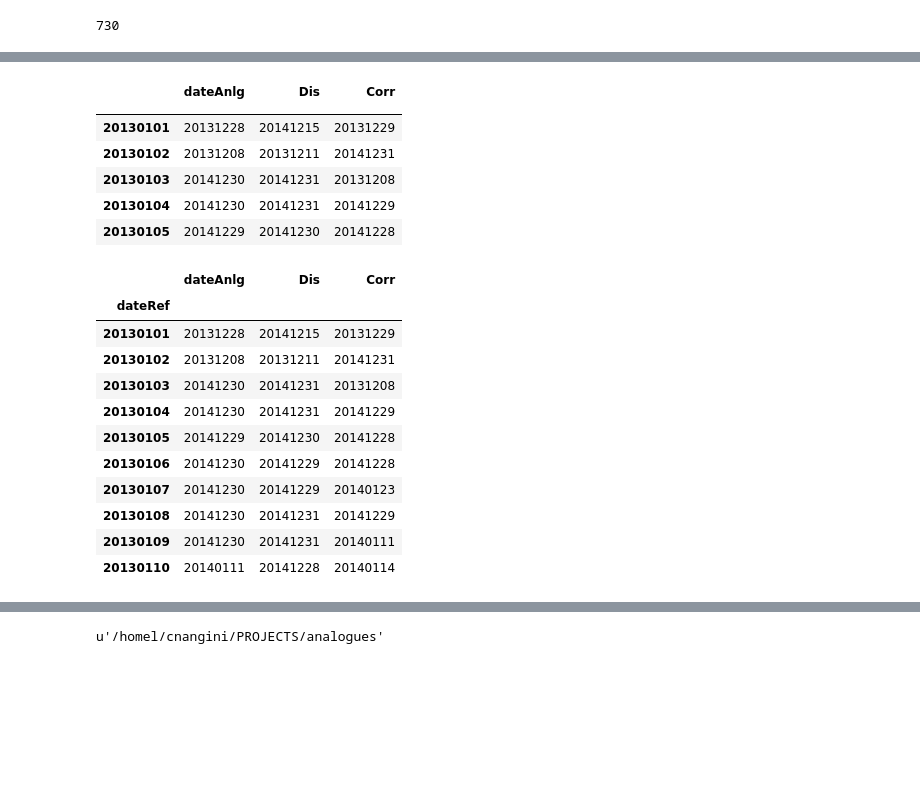
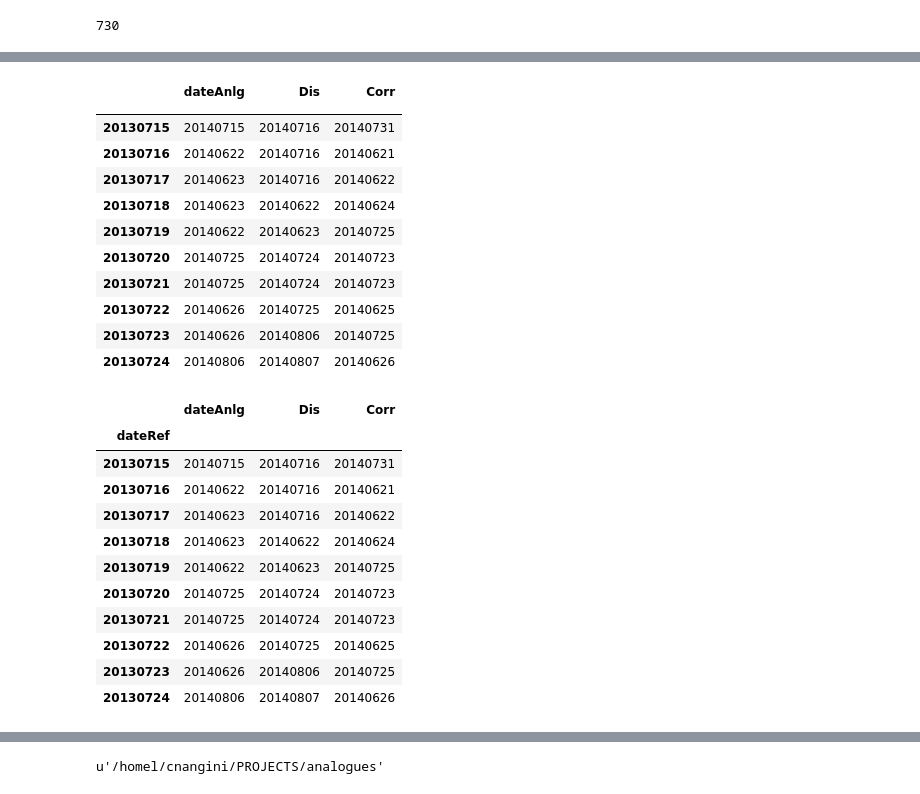
Before and after one commit to KatiRG/analogues, a Jupyter notebook: Build_analogues-all.ipynb, the cells around one changed output, grey strips where cells are left out. Saved outputs shown, nothing was run; the diff lists cells and outputs as text; code cells hidden in the pictures; blank space fills up the shorter version.

```diff
--- a/Build_analogues-all.ipynb
+++ b/Build_analogues-all.ipynb
@@ -23,7 +23,10 @@ dfS = pd.DataFrame()
 
 #Analysis period > 1 year
 #analogs = 'http://birdhouse-lsce.extra.cea.fr:8090/wpsoutputs/flyingpigeon/analogs-5ee81d98-6fc9-11e6-a296-4d3fe2c8a29e.txt'
-analogs = 'http://birdhouse-lsce.extra.cea.fr:8090/wpsoutputs/flyingpigeon/analogs-73cd782c-74f4-11e6-bf5f-f73f2a3d7e35.txt'
+#analogs = 'http://birdhouse-lsce.extra.cea.fr:8090/wpsoutputs/flyingpigeon/analogs-73cd782c-74f4-11e6-bf5f-f73f2a3d7e35.txt'
+
+#bbox x: [-80,50], y: [22.5,70], 11 analogues
+analogs = 'http://localhost:8090/wpsoutputs/flyingpigeon/analogs-12f189be-79a7-11e6-b7f7-e7ff4fd8b248.txt'
 
 #Analysis period spans two months (30.06.2013 to 02.07.2013)
 #analogs = 'http://localhost:8090/wpsoutputs/flyingpigeon/analogs-7aafc4ec-74ea-11e6-b77d-eb5606a7fe9f.txt'
@@ -154,31 +238,36 @@ df_all = dfS.iloc[:, 0:num_cols]
 df_all.columns = ['dateAnlg', 'Dis', 'Corr']
 # %%
 #dfS.index.tolist()
-df_all.head(5)
+df_all.head(10)
 # %% [output]
 |  | dateAnlg | Dis | Corr |
 |  |  |  |  |
-| 20130101 | 20131228 | 20141215 | 20131229 |
-| 20130102 | 20131208 | 20131211 | 20141231 |
-| 20130103 | 20141230 | 20141231 | 20131208 |
-| 20130104 | 20141230 | 20141231 | 20141229 |
-| 20130105 | 20141229 | 20141230 | 20141228 |
+| 20130715 | 20140715 | 20140716 | 20140731 |
+| 20130716 | 20140622 | 20140716 | 20140621 |
+| 20130717 | 20140623 | 20140716 | 20140622 |
+| 20130718 | 20140623 | 20140622 | 20140624 |
+| 20130719 | 20140622 | 20140623 | 20140725 |
+| 20130720 | 20140725 | 20140724 | 20140723 |
+| 20130721 | 20140725 | 20140724 | 20140723 |
+| 20130722 | 20140626 | 20140725 | 20140625 |
+| 20130723 | 20140626 | 20140806 | 20140725 |
+| 20130724 | 20140806 | 20140807 | 20140626 |
 # %%
 df_all = df_all.set_index(dfS['dateRef'] )
 df_all.head(10)
 # %% [output]
 |  | dateAnlg | Dis | Corr |
 | dateRef |  |  |  |
-| 20130101 | 20131228 | 20141215 | 20131229 |
-| 20130102 | 20131208 | 20131211 | 20141231 |
-| 20130103 | 20141230 | 20141231 | 20131208 |
-| 20130104 | 20141230 | 20141231 | 20141229 |
-| 20130105 | 20141229 | 20141230 | 20141228 |
-| 20130106 | 20141230 | 20141229 | 20141228 |
-| 20130107 | 20141230 | 20141229 | 20140123 |
-| 20130108 | 20141230 | 20141231 | 20141229 |
-| 20130109 | 20141230 | 20141231 | 20140111 |
-| 20130110 | 20140111 | 20141228 | 20140114 |
+| 20130715 | 20140715 | 20140716 | 20140731 |
+| 20130716 | 20140622 | 20140716 | 20140621 |
+| 20130717 | 20140623 | 20140716 | 20140622 |
+| 20130718 | 20140623 | 20140622 | 20140624 |
+| 20130719 | 20140622 | 20140623 | 20140725 |
+| 20130720 | 20140725 | 20140724 | 20140723 |
+| 20130721 | 20140725 | 20140724 | 20140723 |
+| 20130722 | 20140626 | 20140725 | 20140625 |
+| 20130723 | 20140626 | 20140806 | 20140725 |
+| 20130724 | 20140806 | 20140807 | 20140626 |
 # %%
 #REPLICATE INDEX COL 20 TIMES PER ROW
 
```
Also changed, not shown: parts of 15 cells of this notebook, 5 other files.
